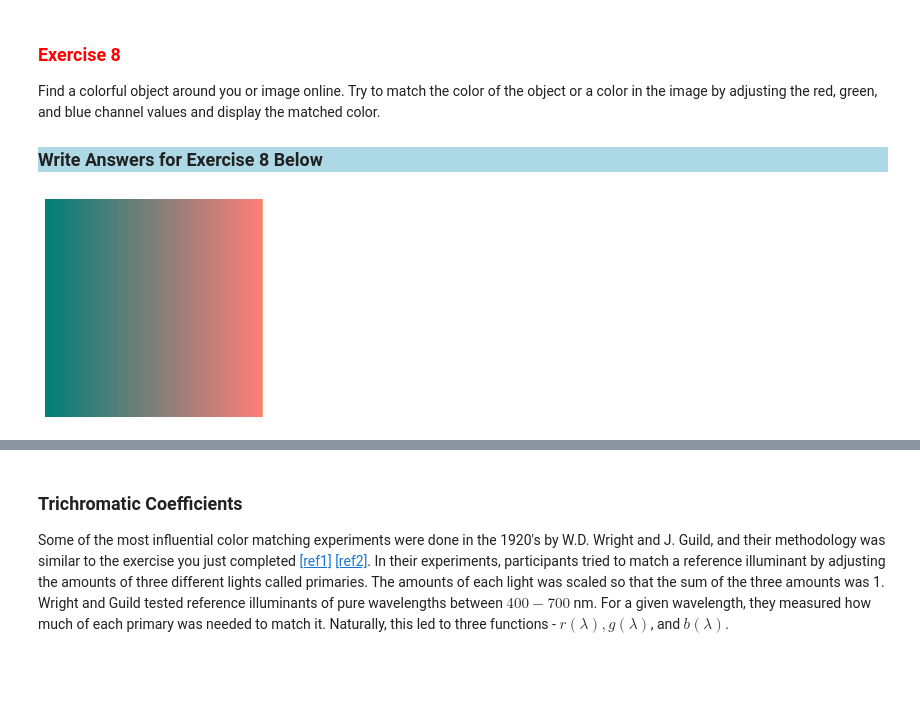
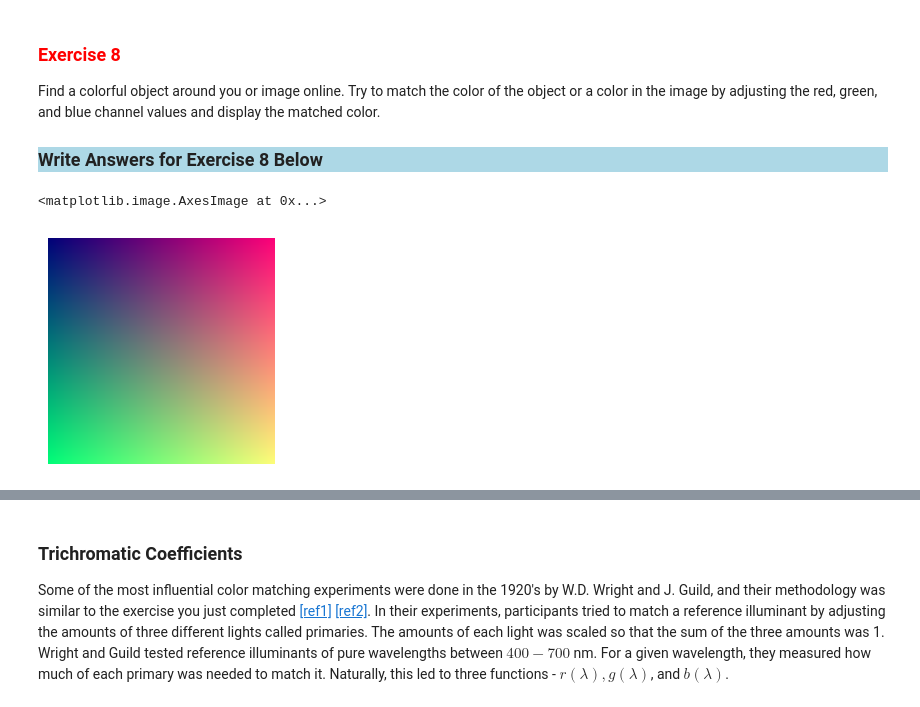
Before and after one commit to TheDataScienceLabs/DataLab_Multivariate_Calculus, a Jupyter notebook: Color_Labs/lab01.ipynb, the cells around one changed output, grey strips where cells are left out. Drawn from its saved outputs; the diff is of its cells as text; code cells hidden in the pictures; blank space fills up the shorter version.

Commit message:
add color match exercise

```diff
--- a/Color_Labs/lab01.ipynb
+++ b/Color_Labs/lab01.ipynb
@@ -536,19 +536,23 @@ Find a colorful object around you or image online. Try to match the color of the
 # %%
 fig, ax = plt.subplots()
 ax.axis('off')
-im = ax.imshow( np.zeros((255,255,3)) )
+im = ax.imshow( np.zeros((255,255,3)))
 
+color = [[(red,green,120) for red in range(255)] for green in range(255)]   #list comprehension equivalence to code in commment
+
+'''
 color = []
-row   = []
 for red in range(255):
+    row  = []
     for green in range(255):
 
         row.append((red,green,120))  #set one color of one pixel
+    color.append(row)                #finishing setting color of one row of pixel
+'''
 
-    color.append(row)
-                #finishing setting color of one row of pixel
-
-im.set_array(color)
+color = np.array(color)
+ax.imshow(color)
 # %% [output]
+<matplotlib.image.AxesImage at 0x...>
-[figure, old version]
+[figure, new version]
 # %%
```
Also changed, not shown: parts of 1 cell of this notebook.
